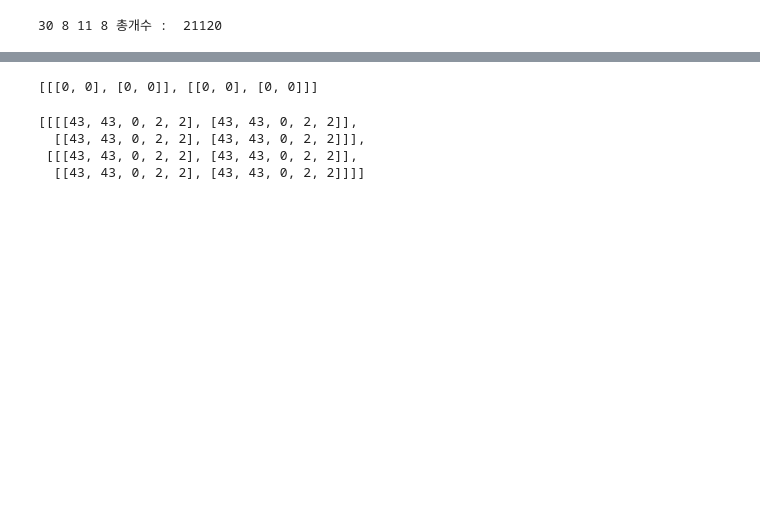
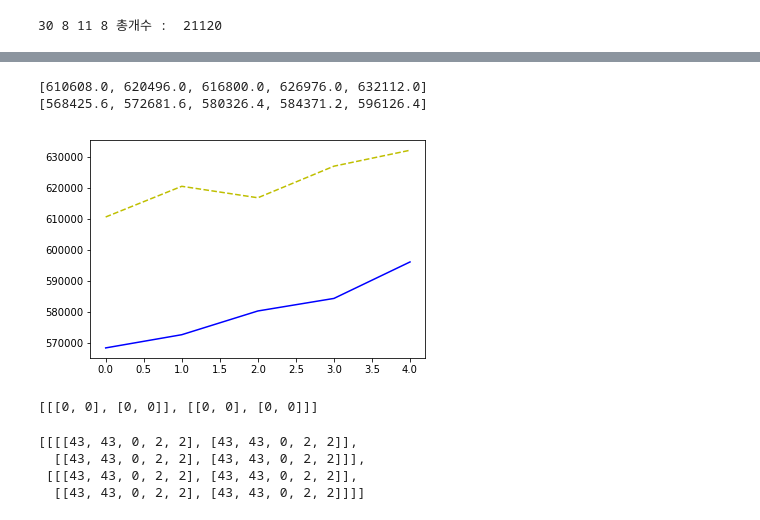
Before and after one commit to gyunggyung/GeneticAlgorithm-TSC, a Jupyter notebook: main_socre_list.ipynb, the cells around one changed output, grey strips where cells are left out. Drawn from its saved outputs; the diff is of its cells as text; code cells hidden in the pictures; blank space fills up the shorter version.

```diff
--- a/main_socre_list.ipynb
+++ b/main_socre_list.ipynb
@@ -47,3 +47,5 @@ largest_generation = 5
 
 #보존할 상위값
 save_value = 5
+
+choice_list = [i+1 for i in range(listN-1)]
@@ -200,7 +202,7 @@ def Change_parent(speedlist, Selected_list_in_roulette):
                 selection = random.random()
                 ###############################################################
                 if selection < Pc:
-                    rand = random.choice([i+1 for i in range(listN-1)]) # 0~ 이구간, 이구간 ~ 끝 교차 , 이구간 = 1~리스트 크기 -1
+                    rand = random.choice(choice_list) # 0~ 이구간, 이구간 ~ 끝 교차 , 이구간 = 1~리스트 크기 -1
                     # W(교차된 자식) = Selected_list_in_roulette(선택된 리스트에서) rand구간으로 나눈 값
                     W[i*2][j][k]     = speedlist[Selected_list_in_roulette[i*2]][j][k][0:rand]         + speedlist[Selected_list_in_roulette[i*2+1]][j][k][rand:]
                     W[i*2+1][j][k] = speedlist[Selected_list_in_roulette[i*2+1]][j][k][0:rand] + speedlist[Selected_list_in_roulette[i*2]][j][k][rand:]
@@ -220,6 +222,7 @@ def Change_parent(speedlist, Selected_list_in_roulette):
 # %%
 #세대 반복
 def Evolution(speedlist, num_generation):
+    All_New_Score_per_all = []
     while 1:
         if num_generation >= largest_generation:
             break
@@ -260,15 +263,15 @@ def Evolution(speedlist, num_generation):
         print("-" * 15)
         for i, nl in enumerate(New_Score_per_all):
             print(i, nl)
-
+        All_New_Score_per_all.append(New_Score_per_all)
         speedlist = New_list
         num_generation += 1
 
-    return New_list
+    return New_list, All_New_Score_per_all
 # %%
 test_list = []
-
-test_list = Evolution(speedlist, 0)
+plt_score_per =[]
+test_list,plt_score  = Evolution(speedlist, 0)
 # %% [output]
 ---------------
 0 번째를 합니다.
@@ -339,3 +333,22 @@ test_list2 = Evolution(test_list, 0)
+# %%
+import matplotlib.pyplot as plt
+
+
+
+
+plt_score_max =  [max(plt_score[i]) for i in range(len(plt_score))]
+plt_score_avg  =  [sum(plt_score[i])/len(plt_score[i]) for i in range(len(plt_score))]
+print(plt_score_max)
+print(plt_score_avg)
+
+plt.plot(plt_score_max, 'y--')
+plt.plot(plt_score_avg,'b')
+
+plt.show()
+# %% [output]
+[610608.0, 620496.0, 616800.0, 626976.0, 632112.0]
+[568425.6, 572681.6, 580326.4, 584371.2, 596126.4]
+[figure, added]
 # %%
 Www = [[[0 for i in range(2)]for j in range(2)]for k in range(2)]
     # 교차함수 및 변이함수 (자식만들기)
```
Also changed, not shown: parts of 9 cells of this notebook, 1 other file.
